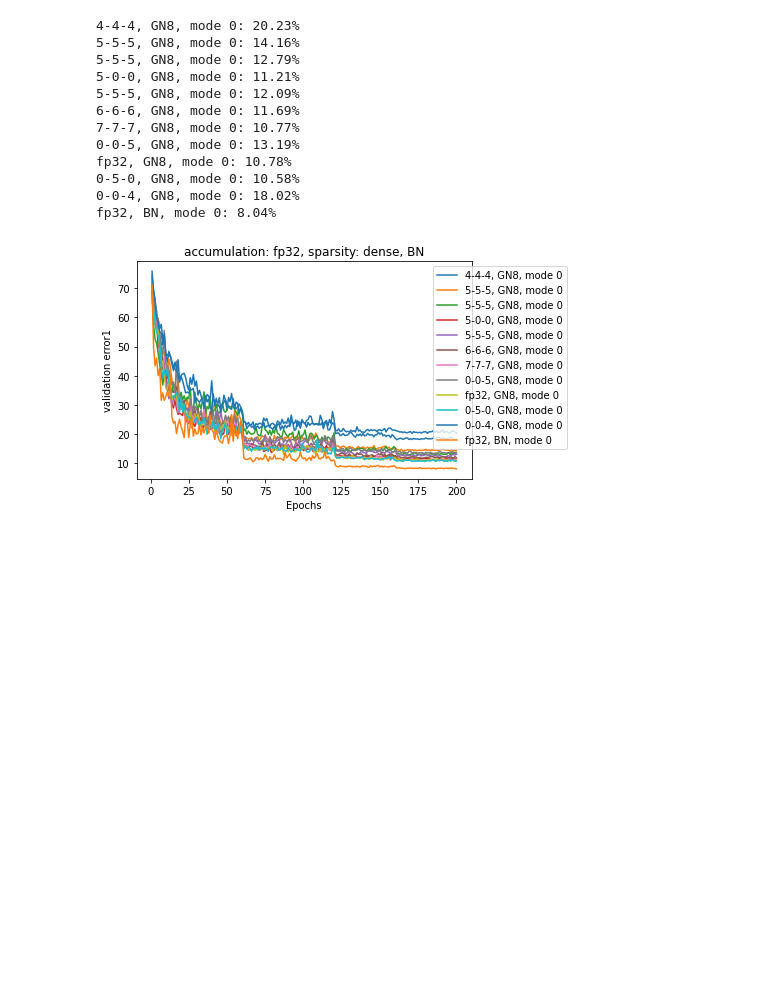
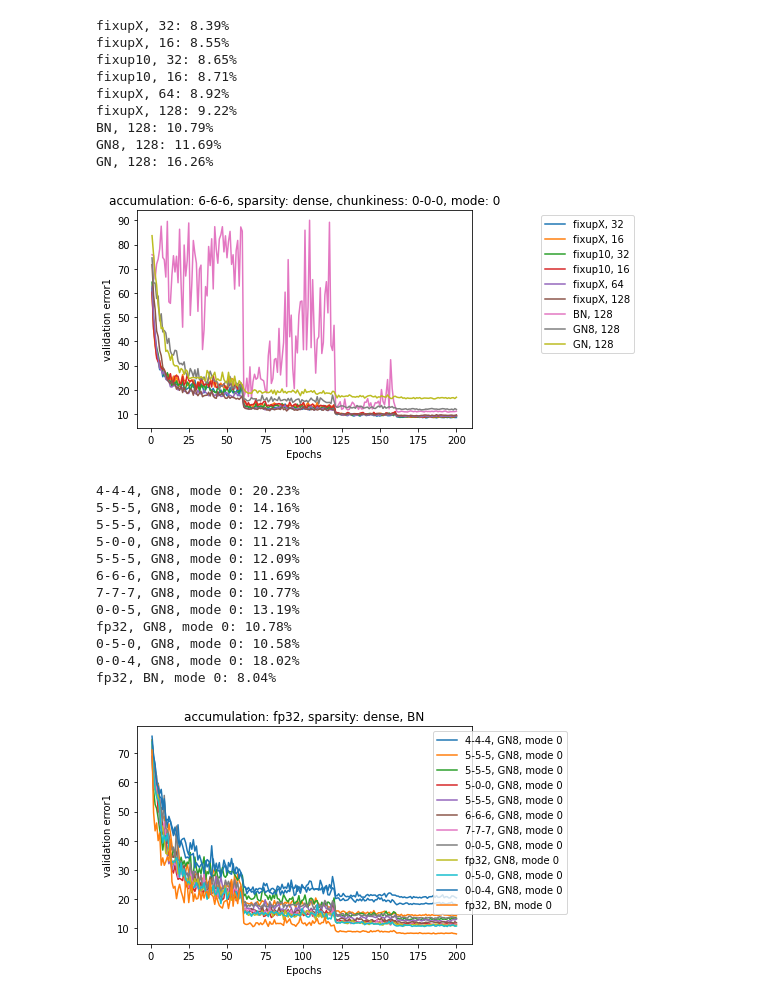
Before and after one commit to yanivbl6/convNet.pytorch, a Jupyter notebook: comparison.ipynb, the cells around one changed output. Cells and saved outputs as stored; diff of their text form; code cells hidden in the pictures; blank space fills up the shorter version.

```diff
--- a/comparison.ipynb
+++ b/comparison.ipynb
@@ -204,3 +297,26 @@ files = [file for file in files if len(file.get_data("epoch")) == 200]
+# %%
+params = {'chunkiness' : "0-0-0", 'accumulation' : "6-6-6", 'sparsity' : "dense", 'mode': 0}
+
+to_compare = [file for file in files if compare_function(file, **params) ]
+title = get_title(**params)
+labeler = lambda x: f"{x.desc}, {x.batch}"
+sorter = None
+
+compare(to_compare[:],col = "validation error1" ,  labeler = labeler ,title = title, sorter = sorter )
+
+plt.legend( loc='upper right', bbox_to_anchor=(1.5, 1.0))
+plt.show()
+# %% [output]
+fixupX, 32: 8.39%
+fixupX, 16: 8.55%
+fixup10, 32: 8.65%
+fixup10, 16: 8.71%
+fixupX, 64: 8.92%
+fixupX, 128: 9.22%
+BN, 128: 10.79%
+GN8, 128: 11.69%
+GN, 128: 16.26%
+[figure, added]
 # %%
 params = {'sparsity' : "dense", 'desc': 'GN8'}
 
```
Also changed, not shown: parts of 11 cells of this notebook, 2 other files.
